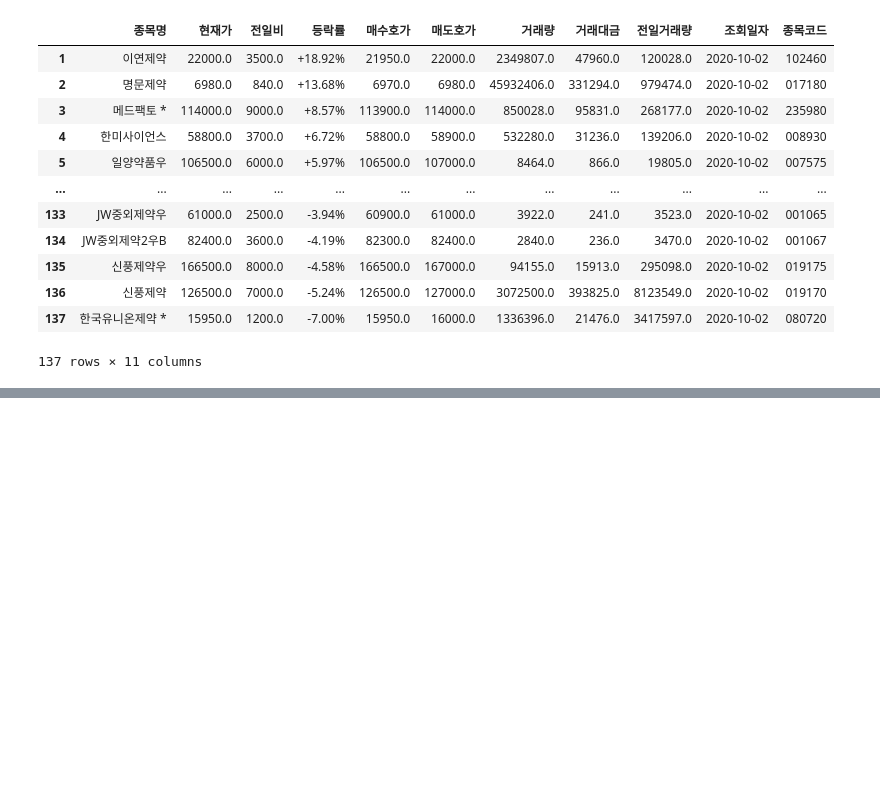
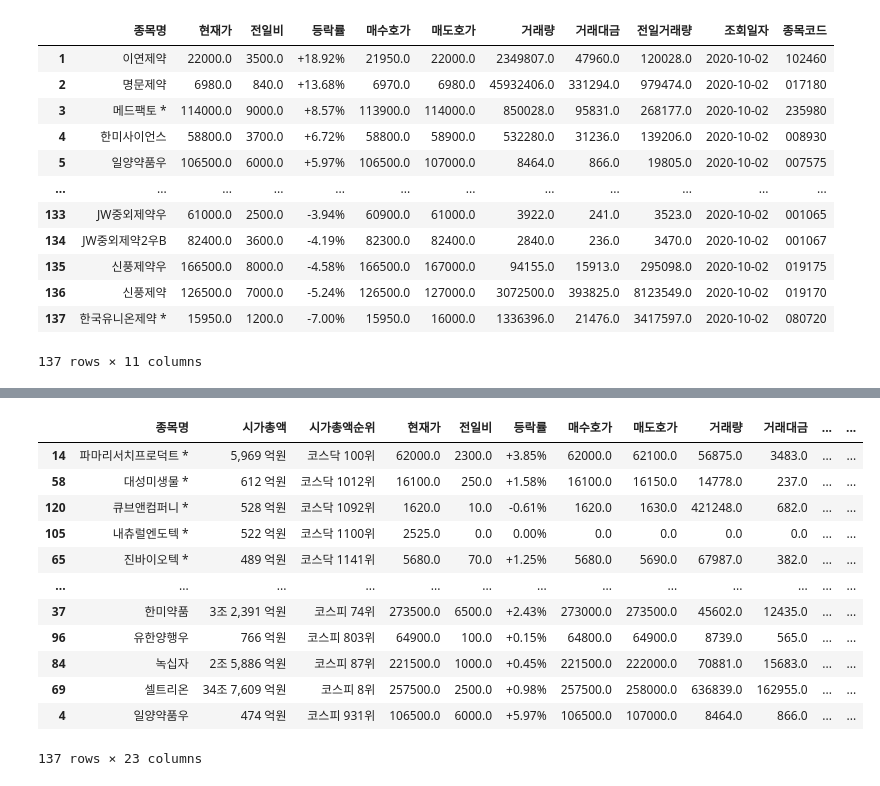
Before and after one commit to corazzon/web_scraping, a Jupyter notebook: 네이버증권/naver_finance_health_care.ipynb, the cells around one changed output, grey strips where cells are left out. Saved outputs shown, nothing was run; the diff lists cells and outputs as text; code cells hidden in the pictures; blank space fills up the shorter version.

```diff
--- a/네이버증권/naver_finance_health_care.ipynb
+++ b/네이버증권/naver_finance_health_care.ipynb
@@ -107,0 +190,6 @@ df
+# %%
+result = df["종목코드"].progress_apply(get_item_info)
+# %%
+df_item_info = pd.concat(result.tolist())
+# %%
+df_info = df.merge(df_item_info)
@@ -107,0 +222,21 @@ df
+# %%
+info_cols = ['종목명', '시가총액', '시가총액순위', '현재가', '전일비', '등락률', '매수호가', '매도호가', '거래량', '거래대금', '전일거래량',
+       '조회일자', '종목코드', '상장주식수', '액면가l매매단위', '외국인한도주식수(A)',
+       '외국인보유주식수(B)', '외국인소진율(B/A)', '투자의견l목표주가', '52주최고l최저',
+       '동일업종 PER', '동일업종 등락률', '배당수익률']
+# %%
+df_info[info_cols].sort_values("시가총액순위")
+# %% [output]
+|  | 종목명 | 시가총액 | 시가총액순위 | 현재가 | 전일비 | 등락률 | 매수호가 | 매도호가 | 거래량 | 거래대금 | ... | ... |
+| 14 | 파마리서치프로덕트 * | 5,969 억원 | 코스닥 100위 | 62000.0 | 2300.0 | +3.85% | 62000.0 | 62100.0 | 56875.0 | 3483.0 | ... | ... |
+| 58 | 대성미생물 * | 612 억원 | 코스닥 1012위 | 16100.0 | 250.0 | +1.58% | 16100.0 | 16150.0 | 14778.0 | 237.0 | ... | ... |
+| 120 | 큐브앤컴퍼니 * | 528 억원 | 코스닥 1092위 | 1620.0 | 10.0 | -0.61% | 1620.0 | 1630.0 | 421248.0 | 682.0 | ... | ... |
+| 105 | 내츄럴엔도텍 * | 522 억원 | 코스닥 1100위 | 2525.0 | 0.0 | 0.00% | 0.0 | 0.0 | 0.0 | 0.0 | ... | ... |
+| 65 | 진바이오텍 * | 489 억원 | 코스닥 1141위 | 5680.0 | 70.0 | +1.25% | 5680.0 | 5690.0 | 67987.0 | 382.0 | ... | ... |
+| ... | ... | ... | ... | ... | ... | ... | ... | ... | ... | ... | ... | ... |
+| 37 | 한미약품 | 3조 2,391 억원 | 코스피 74위 | 273500.0 | 6500.0 | +2.43% | 273000.0 | 273500.0 | 45602.0 | 12435.0 | ... | ... |
+| 96 | 유한양행우 | 766 억원 | 코스피 803위 | 64900.0 | 100.0 | +0.15% | 64800.0 | 64900.0 | 8739.0 | 565.0 | ... | ... |
+| 84 | 녹십자 | 2조 5,886 억원 | 코스피 87위 | 221500.0 | 1000.0 | +0.45% | 221500.0 | 222000.0 | 70881.0 | 15683.0 | ... | ... |
+| 69 | 셀트리온 | 34조 7,609 억원 | 코스피 8위 | 257500.0 | 2500.0 | +0.98% | 257500.0 | 258000.0 | 636839.0 | 162955.0 | ... | ... |
+| 4 | 일양약품우 | 474 억원 | 코스피 931위 | 106500.0 | 6000.0 | +5.97% | 106500.0 | 107000.0 | 8464.0 | 866.0 | ... | ... |
+137 rows × 23 columns
```
Also changed, not shown: parts of 15 cells of this notebook.
